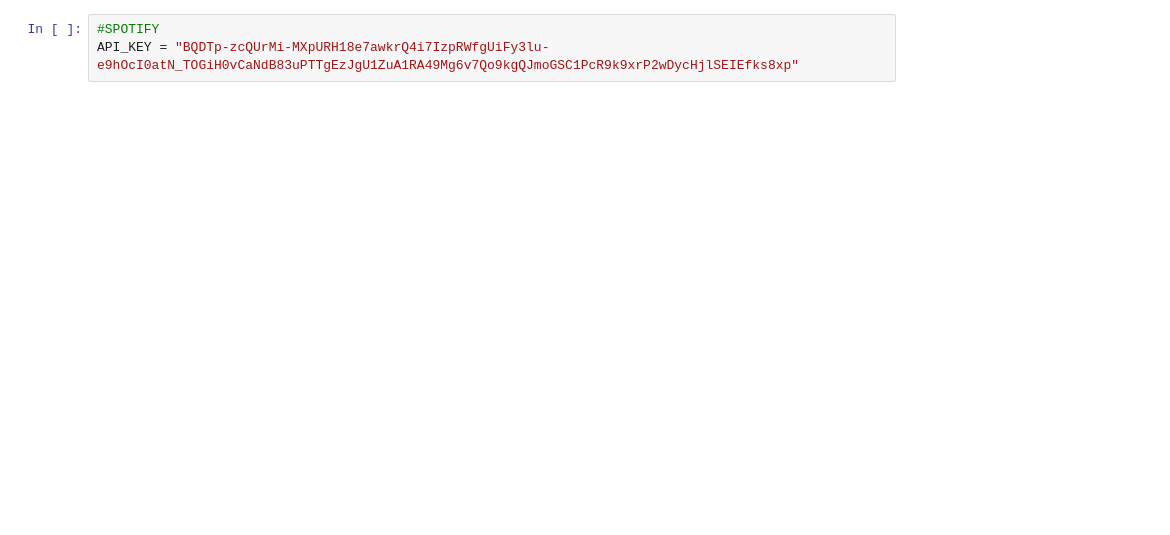
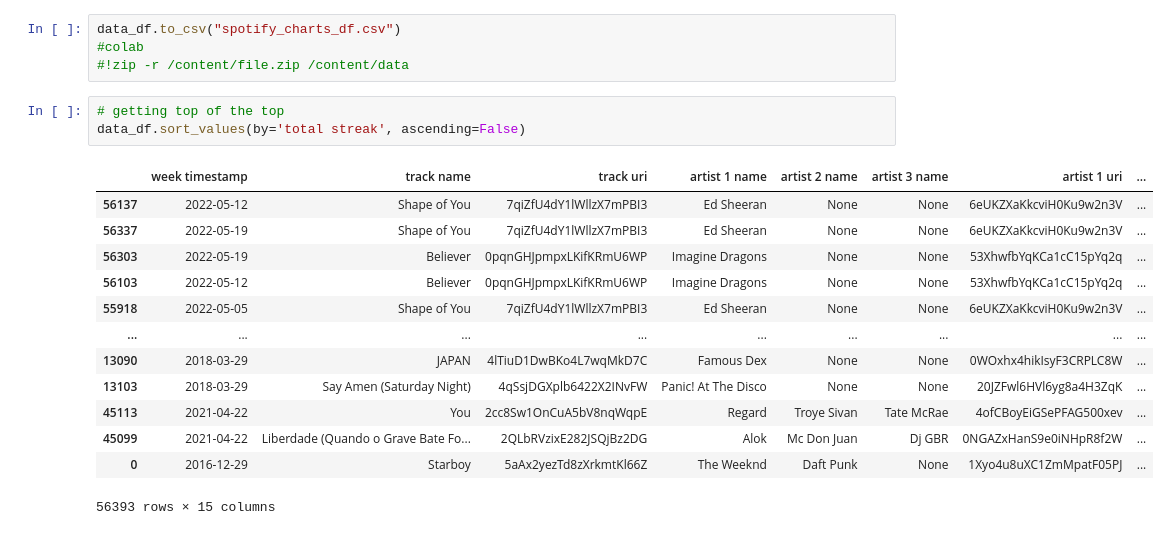
Before and after one commit to barti132/WizualizacjaProjekt, a Jupyter notebook: Spotify_charts_scrapping.ipynb, the cells around one changed output. Saved outputs shown, nothing was run; the diff lists cells and outputs as text; blank space fills up the shorter version.

```diff
--- a/Spotify_charts_scrapping.ipynb
+++ b/Spotify_charts_scrapping.ipynb
@@ -130,3 +169,21 @@ data_df
-# %%
-#SPOTIFY
-API_KEY = "BQDTp-zcQUrMi-MXpURH18e7awkrQ4i7IzpRWfgUiFy3lu-e9hOcI0atN_TOGiH0vCaNdB83uPTTgEzJgU1ZuA1RA49Mg6v7Qo9kgQJmoGSC1PcR9k9xrP2wDycHjlSEIEfks8xp"
+# %%
+data_df.to_csv("spotify_charts_df.csv")
+#colab
+#!zip -r /content/file.zip /content/data
+# %%
+# getting top of the top
+data_df.sort_values(by='total streak', ascending=False)
+# %% [output]
+|  | week timestamp | track name | track uri | artist 1 name | artist 2 name | artist 3 name | artist 1 uri | ... |
+| 56137 | 2022-05-12 | Shape of You | 7qiZfU4dY1lWllzX7mPBI3 | Ed Sheeran | None | None | 6eUKZXaKkcviH0Ku9w2n3V | ... |
+| 56337 | 2022-05-19 | Shape of You | 7qiZfU4dY1lWllzX7mPBI3 | Ed Sheeran | None | None | 6eUKZXaKkcviH0Ku9w2n3V | ... |
+| 56303 | 2022-05-19 | Believer | 0pqnGHJpmpxLKifKRmU6WP | Imagine Dragons | None | None | 53XhwfbYqKCa1cC15pYq2q | ... |
+| 56103 | 2022-05-12 | Believer | 0pqnGHJpmpxLKifKRmU6WP | Imagine Dragons | None | None | 53XhwfbYqKCa1cC15pYq2q | ... |
+| 55918 | 2022-05-05 | Shape of You | 7qiZfU4dY1lWllzX7mPBI3 | Ed Sheeran | None | None | 6eUKZXaKkcviH0Ku9w2n3V | ... |
+| ... | ... | ... | ... | ... | ... | ... | ... | ... |
+| 13090 | 2018-03-29 | JAPAN | 4lTiuD1DwBKo4L7wqMkD7C | Famous Dex | None | None | 0WOxhx4hikIsyF3CRPLC8W | ... |
+| 13103 | 2018-03-29 | Say Amen (Saturday Night) | 4qSsjDGXplb6422X2INvFW | Panic! At The Disco | None | None | 20JZFwl6HVl6yg8a4H3ZqK | ... |
+| 45113 | 2021-04-22 | You | 2cc8Sw1OnCuA5bV8nqWqpE | Regard | Troye Sivan | Tate McRae | 4ofCBoyEiGSePFAG500xev | ... |
+| 45099 | 2021-04-22 | Liberdade (Quando o Grave Bate Fo... | 2QLbRVzixE282JSQjBz2DG | Alok | Mc Don Juan | Dj GBR | 0NGAZxHanS9e0iNHpR8f2W | ... |
+| 0 | 2016-12-29 | Starboy | 5aAx2yezTd8zXrkmtKl66Z | The Weeknd | Daft Punk | None | 1Xyo4u8uXC1ZmMpatF05PJ | ... |
+56393 rows × 15 columns
```
Also changed, not shown: parts of 7 cells of this notebook.
